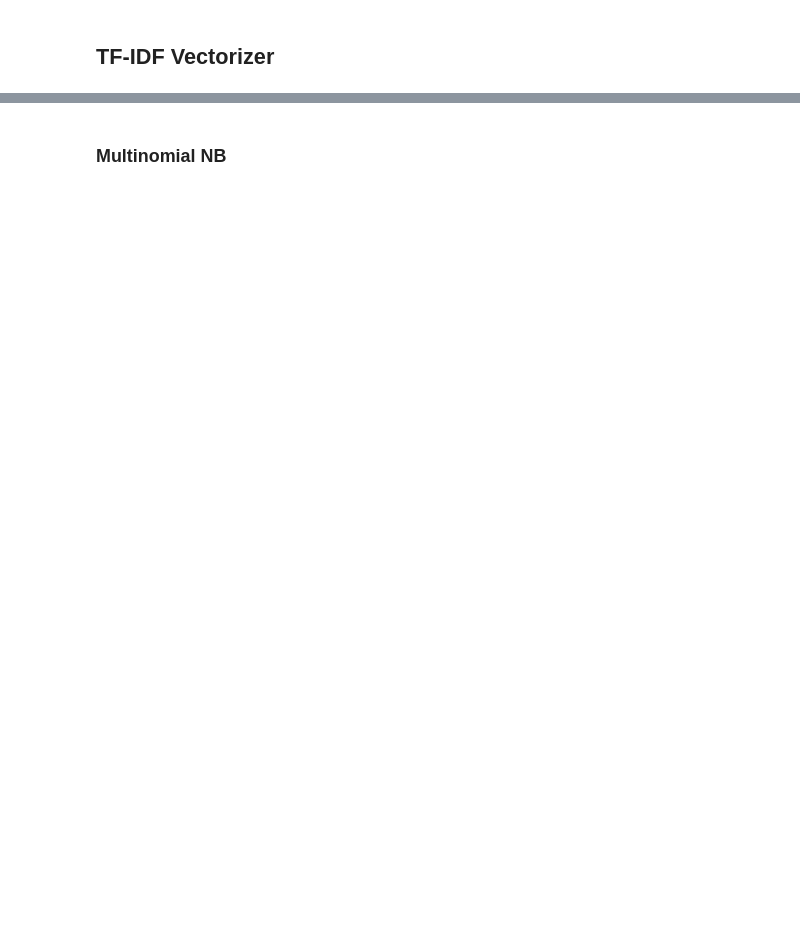
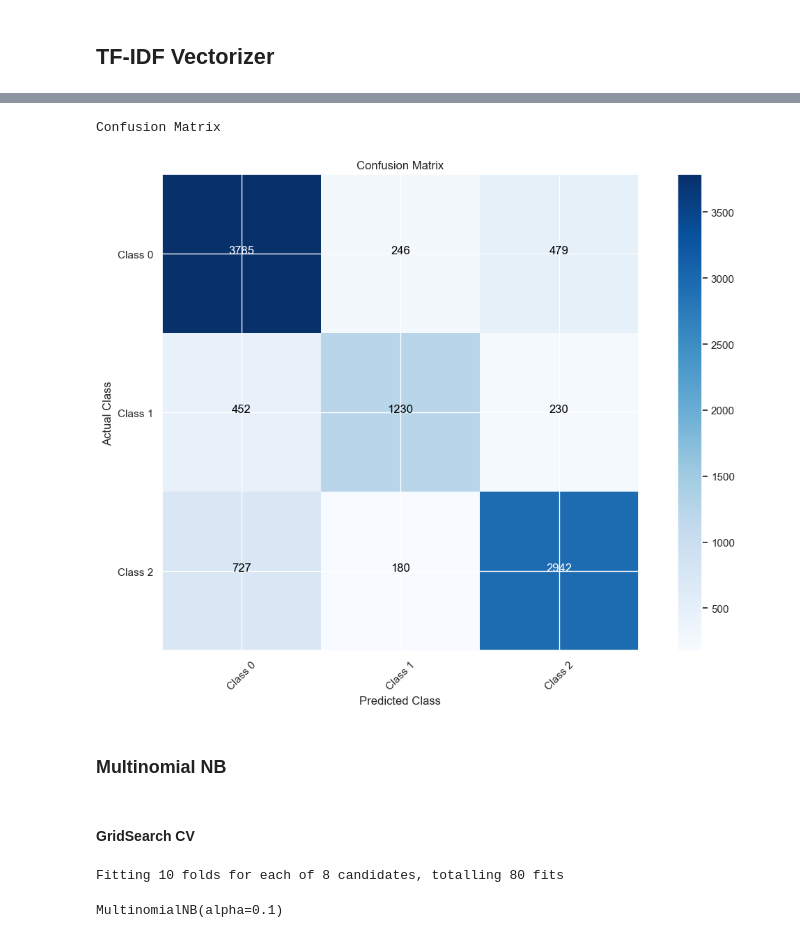
Before and after one commit to Pravesh1999/Kaggle, a Jupyter notebook: Corana Virus - Sentiment Analysis/SentimentAnalysis.ipynb, the cells around one changed output, grey strips where cells are left out. Cells and saved outputs as stored; diff of their text form; code cells hidden in the pictures; blank space fills up the shorter version.

Commit message:
Built RandomForest and Multinomial NB for classification

```diff
--- a/Corana Virus - Sentiment Analysis/SentimentAnalysis.ipynb
+++ b/Corana Virus - Sentiment Analysis/SentimentAnalysis.ipynb
@@ -397,0 +457,2 @@ X_train,X_test,y_train,y_test = train_test_split(tfidf_model.tocsr(),train_label
+# %%
+rf_model.fit(X_train,y_train)
@@ -397,0 +462,2 @@ X_train,X_test,y_train,y_test = train_test_split(tfidf_model.tocsr(),train_label
+# %%
+y_pred = rf_model.predict(X_test)
@@ -398,2 +476,38 @@ X_train,X_test,y_train,y_test = train_test_split(tfidf_model.tocsr(),train_label
+# %%
+cm = confusion_matrix(y_test,y_pred)
+classes = ['Class 0', 'Class 1', 'Class 2']
+# %%
+def plot_confusion_matrix(cm, classes, normalize=False, title='Confusion Matrix', cmap=plt.cm.Blues):
+    if normalize:
+        cm = cm.astype('float') / cm.sum(axis=1)[:, np.newaxis]
+        print("Normalized Confusion Matrix")
+    else:
+        print('Confusion Matrix')
+
+    plt.imshow(cm, interpolation='nearest', cmap=cmap)
+    plt.title(title)
+    plt.colorbar()
+    tick_marks = np.arange(len(classes))
+    plt.xticks(tick_marks, classes, rotation=45)
+    plt.yticks(tick_marks, classes)
+
+    fmt = '.2f' if normalize else 'd'
+    thresh = cm.max() / 2.
+    for i, j in itertools.product(range(cm.shape[0]), range(cm.shape[1])):
+        plt.text(j, i, format(cm[i, j], fmt), horizontalalignment="center",
+                 color="white" if cm[i, j] > thresh else "black")
+
+    plt.ylabel('Actual Class')
+    plt.xlabel('Predicted Class')
+    plt.tight_layout()
+# %%
+plt.figure()
+plot_confusion_matrix(cm, classes)
+plt.show()
+# %% [output]
+Confusion Matrix
+[figure, added]
 # %% [markdown]
 ### Multinomial NB
+# %% [markdown]
+#### GridSearch CV
@@ -399,0 +518,8 @@ X_train,X_test,y_train,y_test = train_test_split(tfidf_model.tocsr(),train_label
+# %%
+gs = GridSearchCV(MultinomialNB(),param_grid=params,cv=10,n_jobs=-1,return_train_score=True,scoring='accuracy',verbose=1).fit(X_train,y_train)
+# %% [output]
+Fitting 10 folds for each of 8 candidates, totalling 80 fits
+# %%
+gs.best_estimator_
+# %% [output]
+MultinomialNB(alpha=0.1)
```
Also changed, not shown: parts of 29 cells of this notebook.
